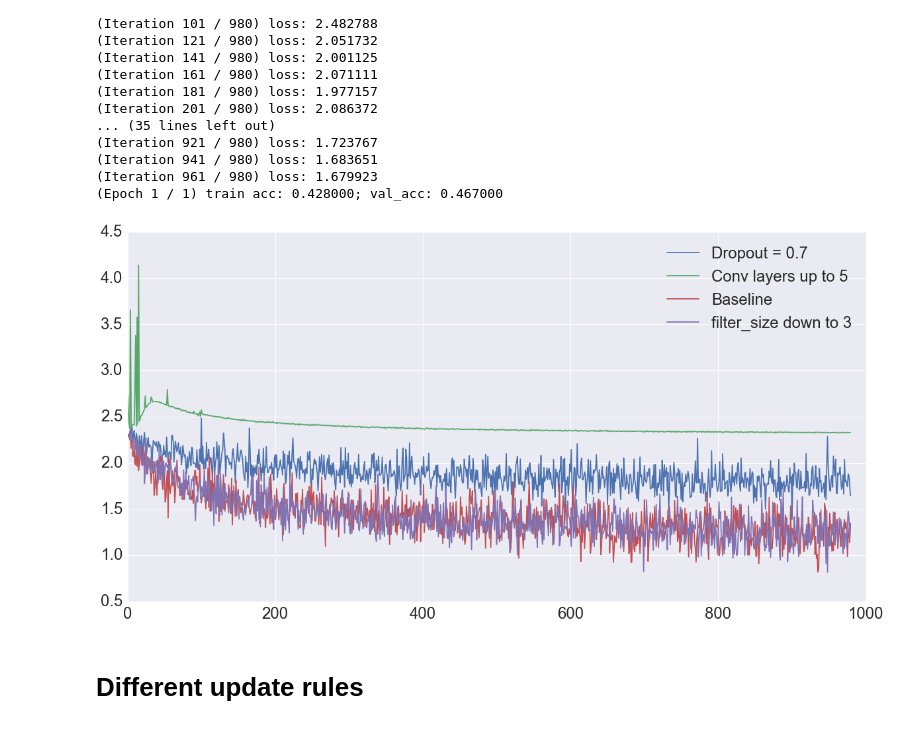
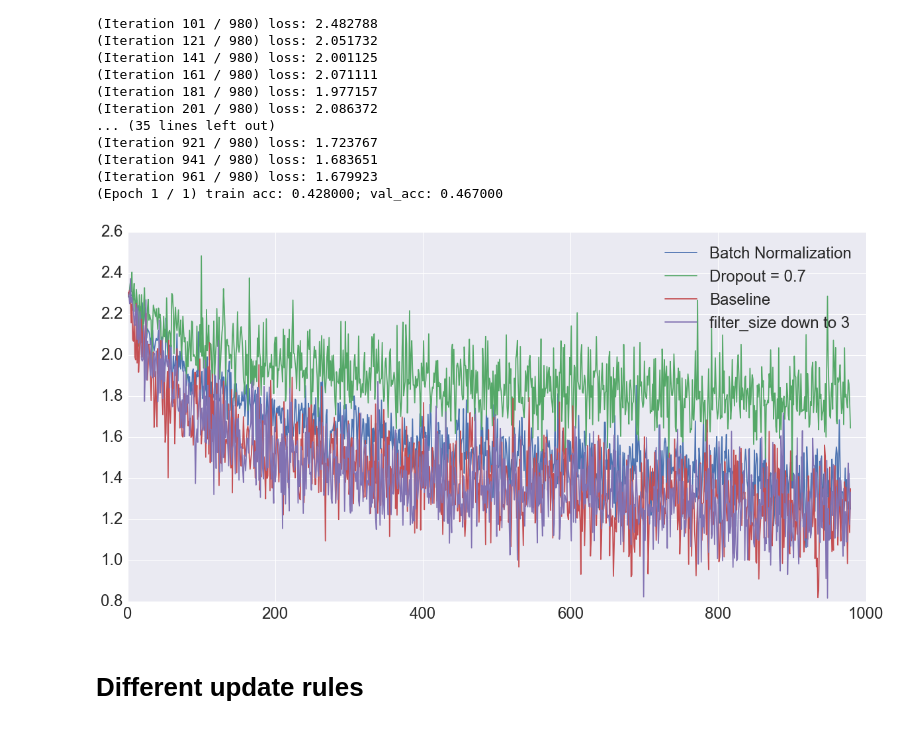
Before and after one commit to leowang16/Standford_CS231n, a Jupyter notebook: assignment2/ConvolutionalNetworks.ipynb, the cells around one changed output. Cells and saved outputs as stored; diff of their text form; code cells hidden in the pictures.

```diff
--- a/assignment2/ConvolutionalNetworks.ipynb
+++ b/assignment2/ConvolutionalNetworks.ipynb
@@ -962,27 +900,27 @@ solver8.train()
 # %%
 # ref: https://github.com/cthorey/CS231/blob/master/assignment2/ConvolutionalNetworks.ipynb
 import seaborn as sns
 def plot_loss(solvers):
     fig = plt.figure(figsize = (20,10))
     ax = plt.subplot(111)
     for key,solver in solvers.iteritems():
         ax.plot(solver.loss_history, label =key)
 
     ax.legend(fontsize = 24)
     ax.tick_params(labelsize = 24)
 
 solvers = {'Baseline':solver0,
           'filter_size down to 3': solver1,
-          'Conv layers up to 5': solver2,
+#           'Conv layers up to 5': solver2,
 #           'Increase FC layers to 2': solver3,
 #           'Weight_scale down to 1e-3': solver4,
 #           'Weight_scale up to 1e-1': solver5,
 #           'Increase num_epochs = 20': solver6,
-#           'Batch Normalization': solver7,
+          'Batch Normalization': solver7,
           'Dropout = 0.7': solver8,}
 plot_loss(solvers)
 # %% [output]
-[figure, old version]
+[figure, new version]
 # %% [markdown]
 # Different update rules
 # %%
```
Also changed, not shown: parts of 10 cells of this notebook.
